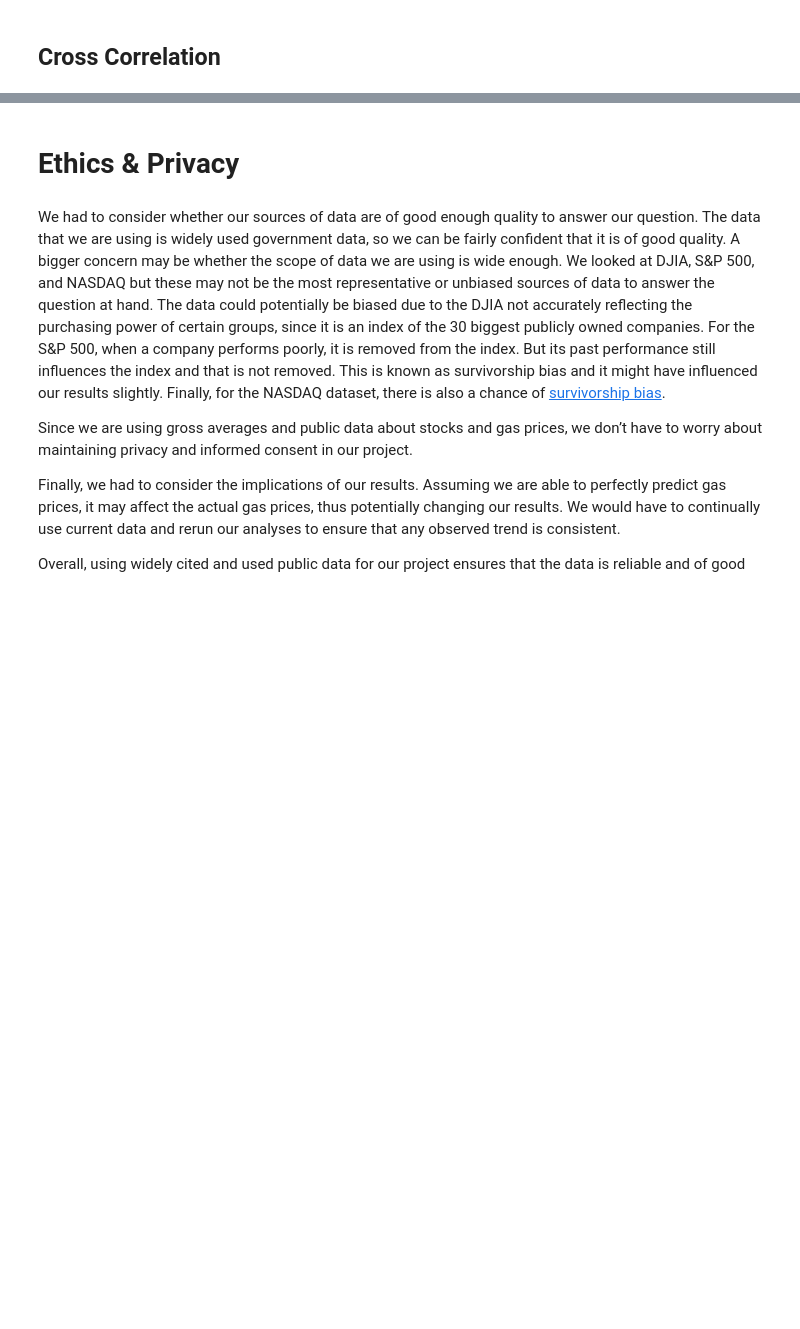
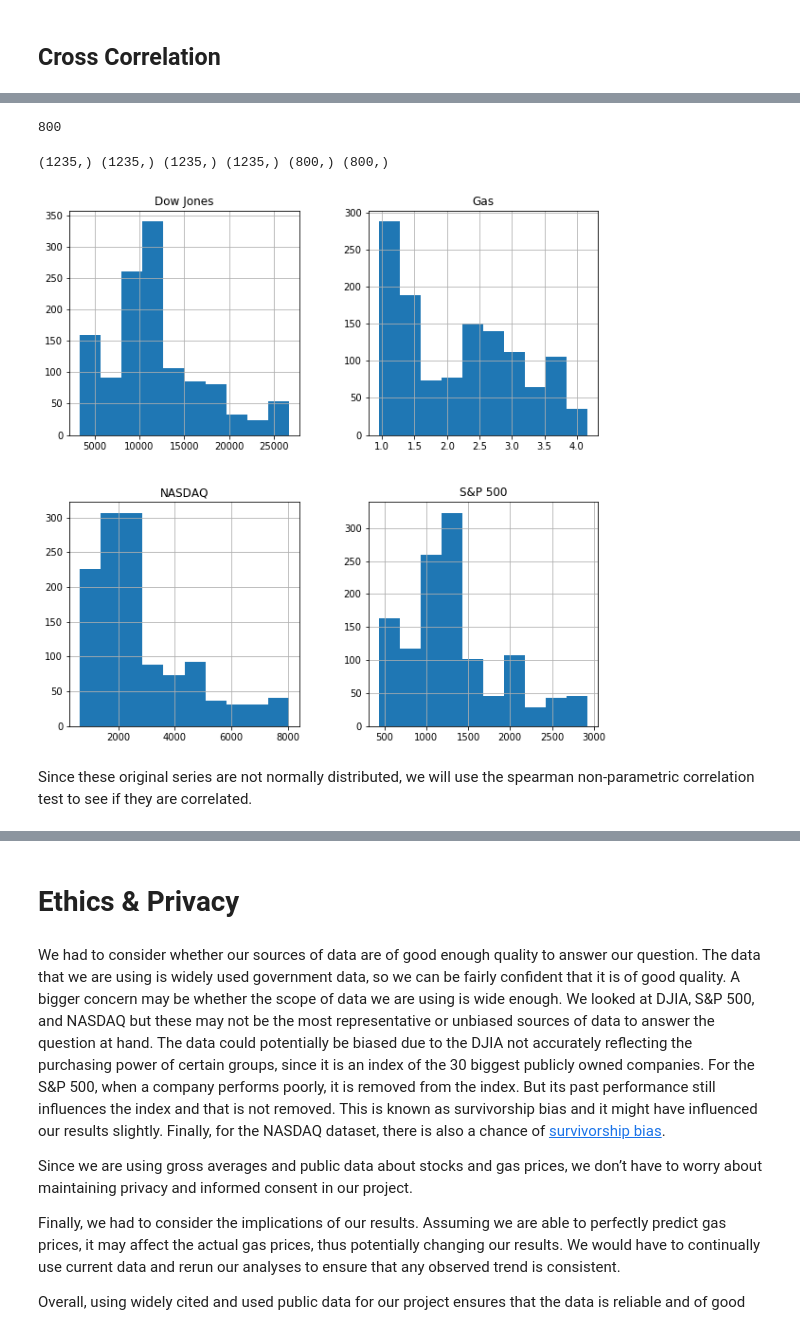
Before and after one commit to Allen-Z-4230/FutureGas, a Jupyter notebook: FinalProject_group40.ipynb, the cells around one changed output, grey strips where cells are left out. Saved outputs shown, nothing was run; the diff lists cells and outputs as text; code cells hidden in the pictures; blank space fills up the shorter version.

Commit message:
Added correlation to final notebook

```diff
--- a/FinalProject_group40.ipynb
+++ b/FinalProject_group40.ipynb
@@ -789,0 +777,5 @@ if time permits: bagging
+# %%
+df_corr = pd.concat([df_gas, df_dji, df_sp500, df_nasdaq], axis=1, join_axes=[df_gas.index])
+df_corr = df_corr.rename(columns={"gas_price": "Gas", "DJI": "Dow Jones", "SP500": "S&P 500"})
+df_corr.dropna(axis=0, inplace = True)   #Drop null values
+df_corr.head(10)
@@ -789,0 +795,25 @@ if time permits: bagging
+# %%
+##This is necessary because the indexes of Google Trends are not similar to that of the stock data, as the data begins in 2004.
+df_corr_trends = pd.concat([df_gas, df_interest], axis=1, join_axes=[df_gas.index])
+df_corr_trends = df_corr_trends.rename(columns={"gas_price": "Gas","Gas prices": "Google Trends"})
+df_corr_trends.dropna(axis=0, inplace = True)   #Drop null values
+len(df_corr_trends)
+# %% [output]
+800
+# %%
+## Create 1D numpy arrays from dataframe columns
+dji_array = df_corr['Dow Jones'].values
+SP500_array = df_corr['S&P 500'].values
+NASDAQ_array = df_corr['NASDAQ'].values
+gas_array = df_corr['Gas'].values
+gas_trends_array = df_corr_trends['Gas'].values
+trends_array = df_corr_trends['Google Trends'].values
+print(dji_array.shape, SP500_array.shape, NASDAQ_array.shape, gas_array.shape, gas_trends_array.shape, trends_array.shape)
+# %% [output]
+(1235,) (1235,) (1235,) (1235,) (800,) (800,)
+# %%
+df_corr.hist(figsize = (10,10));
+# %% [output]
+[figure, added]
+# %% [markdown]
+Since these original series are not normally distributed, we will use the spearman non-parametric correlation test to see if they are correlated.
```
Also changed, not shown: parts of 48 cells of this notebook.
